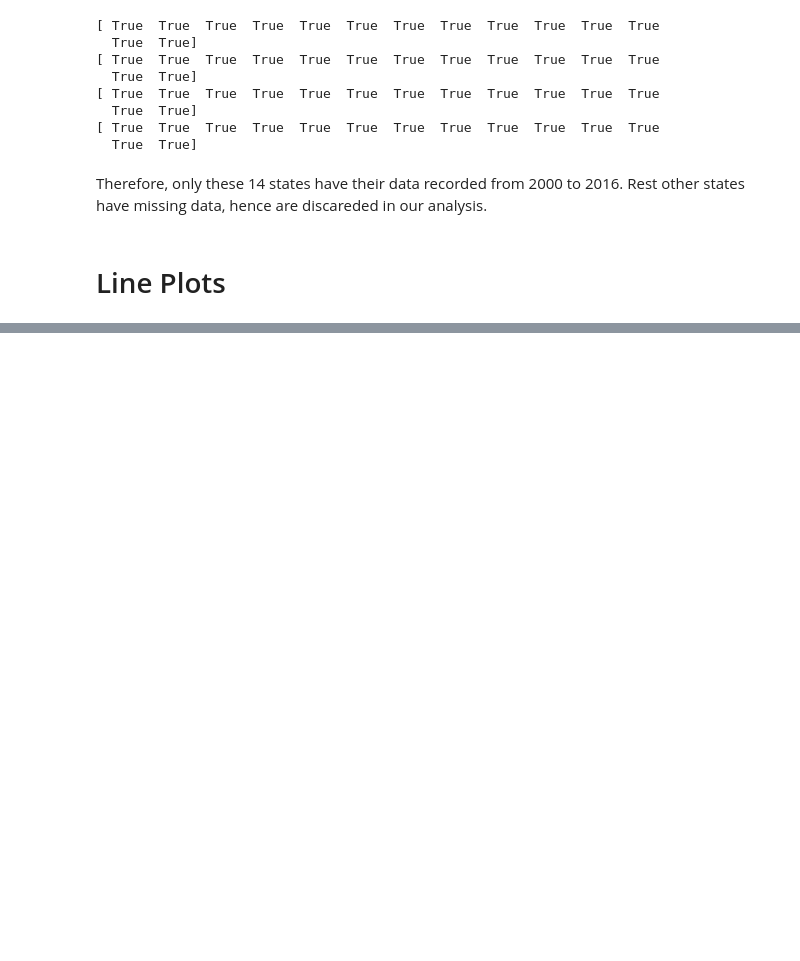
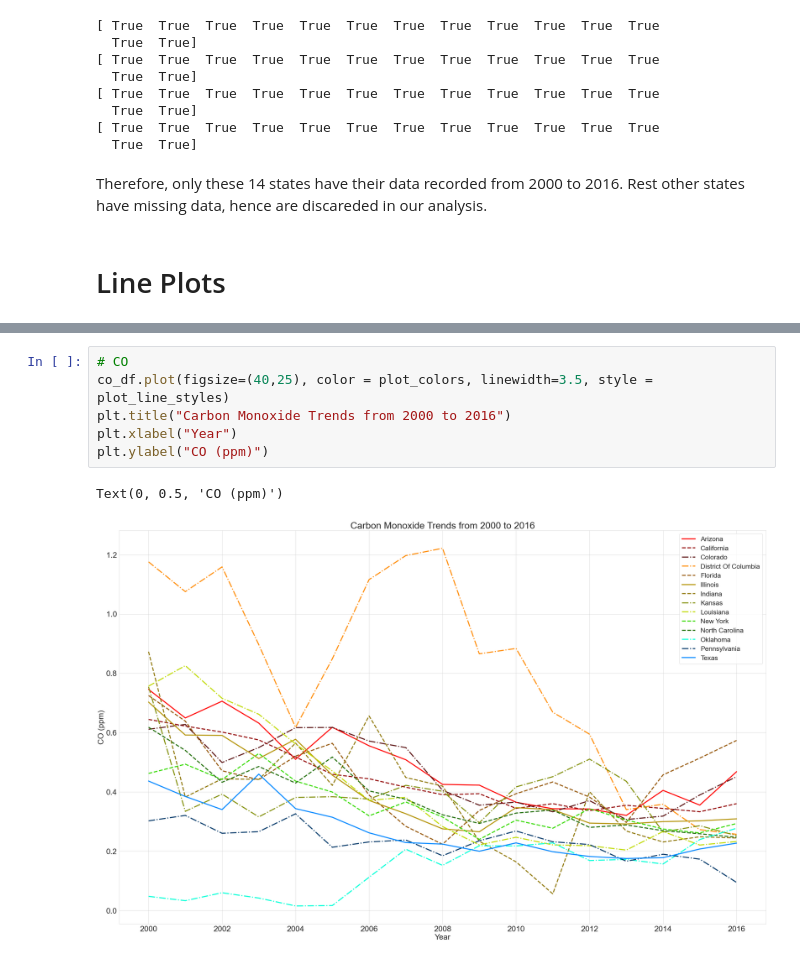
Before and after one commit to SehajS/pollution_data_analytics, a Jupyter notebook: clean_notebook.ipynb, the cells around one changed output, grey strips where cells are left out. Saved outputs shown, nothing was run; the diff lists cells and outputs as text; blank space fills up the shorter version.

```diff
--- a/clean_notebook.ipynb
+++ b/clean_notebook.ipynb
@@ -276,0 +316,9 @@ Therefore, only these 14 states have their data recorded from 2000 to 2016. Rest
+# %%
+# CO
+co_df.plot(figsize=(40,25), color = plot_colors, linewidth=3.5, style = plot_line_styles)
+plt.title("Carbon Monoxide Trends from 2000 to 2016")
+plt.xlabel("Year")
+plt.ylabel("CO (ppm)")
+# %% [output]
+Text(0, 0.5, 'CO (ppm)')
+[figure, added]
```
Also changed, not shown: parts of 7 cells of this notebook.
